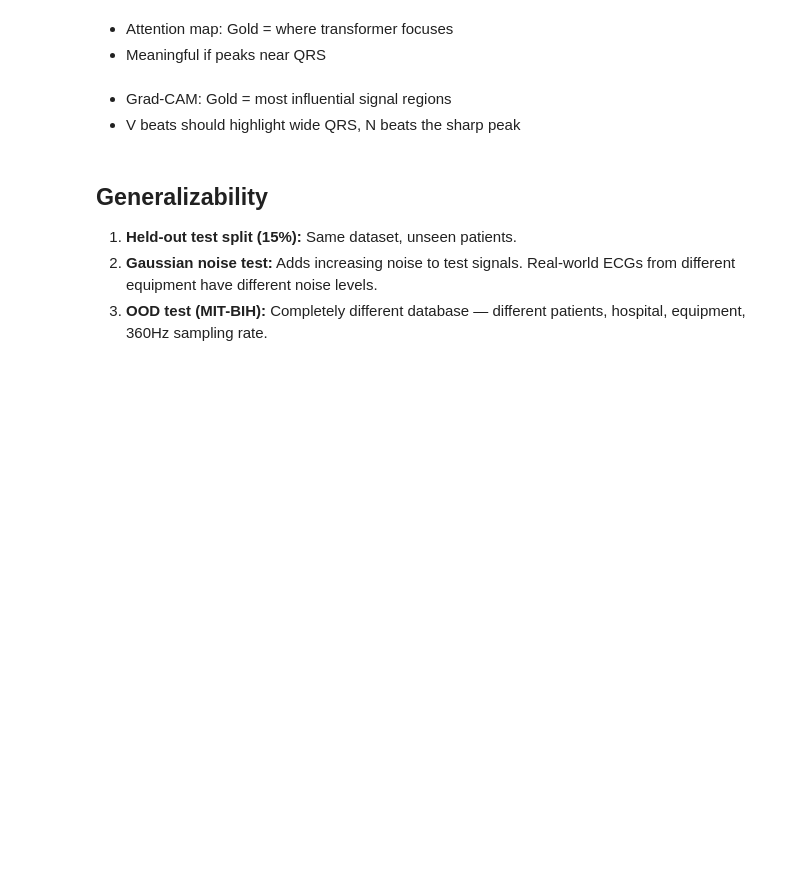
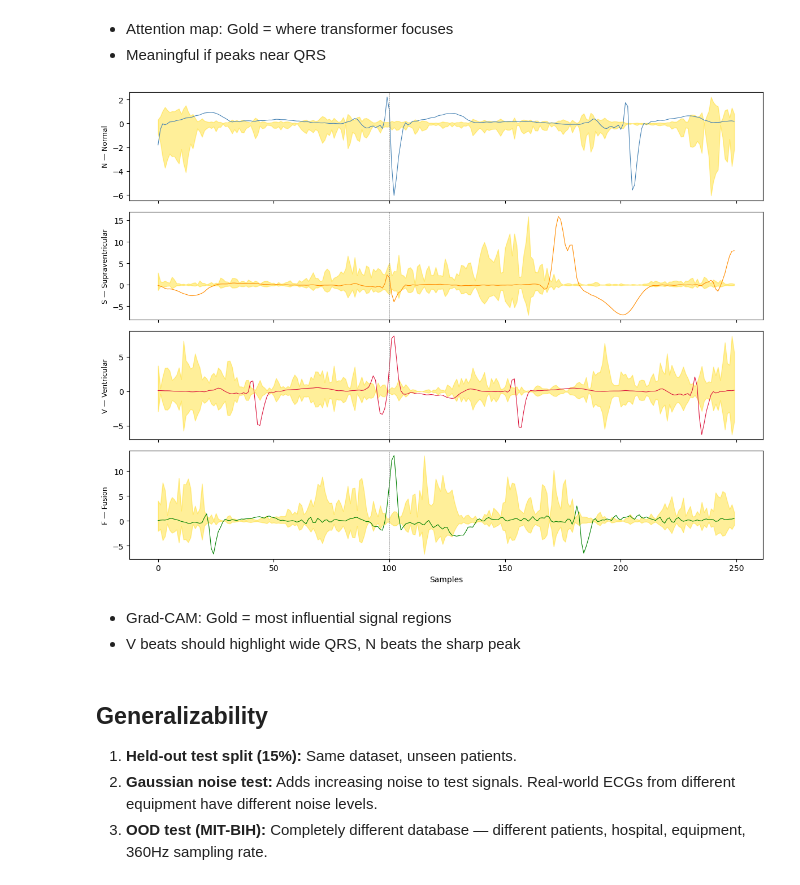
Before and after one commit to saugatme/Generalizable-ECG-classification, a Jupyter notebook: notebook/assignment3_genecg.ipynb, the cells around one changed output. Saved outputs shown, nothing was run; the diff lists cells and outputs as text; code cells hidden in the pictures; blank space fills up the shorter version.

```diff
--- a/notebook/assignment3_genecg.ipynb
+++ b/notebook/assignment3_genecg.ipynb
@@ -23,7 +23,7 @@ from torch.utils.data import Dataset, DataLoader, WeightedRandomSampler
 %matplotlib inline
 # %%
 # Get data paths and device
-LTDB_DIR  = Path('../raw_data/mit-bih-long-term-ecg-database-1.0.0')
-PTBXL_DIR = Path('../raw_data/ptb-xl-a-large-publicly-available-electrocardiography-dataset-1.0.3')
+LTDB_DIR  = Path('raw_data/mit-bih-long-term-ecg-database-1.0.0')
+PTBXL_DIR = Path('raw_data/ptb-xl-a-large-publicly-available-electrocardiography-dataset-1.0.3')
 device    = torch.device('cuda' if torch.cuda.is_available() else 'cpu')
 print('Device:', device)
@@ -396,22 +475,49 @@ plt.tight_layout(); plt.show()
 # %%
 # Grad-CAM
 fig, axes = plt.subplots(4, 1, figsize=(12, 9), sharex=True)
+
 for cls in range(4):
-    idx    = np.where(ltdb_y == cls)[0][0]
+    idx = np.where(ltdb_y == cls)[0][0]
     sample = ltdb_X[idx]
-    x = torch.tensor(sample[np.newaxis], dtype=torch.float32, requires_grad=True).to(device)
+
+
+    x = torch.tensor(sample[np.newaxis], dtype=torch.float32).to(device)
+    x.requires_grad_()
+    x.retain_grad()
+
     model_ltdb.eval()
     logits = model_ltdb(x)
+
     model_ltdb.zero_grad()
+    if x.grad is not None:
+        x.grad.zero_()
+
     logits[0, cls].backward()
-    cam = np.abs(x.grad.detach().cpu().numpy()[0]).mean(axis=0)
+
+
+    grad = x.grad
+    if grad is None:
+        raise RuntimeError("Gradient is still None. Check model graph.")
+
+    cam = np.abs(grad.detach().cpu().numpy()[0]).mean(axis=0)
     cam = (cam - cam.min()) / (cam.max() - cam.min() + 1e-8)
+
     axes[cls].plot(sample[0], lw=0.8, color=list(colors.values())[cls])
-    axes[cls].fill_between(np.arange(250), sample[0].min() * cam, sample[0].max() * cam, alpha=0.4, color='gold')
+    axes[cls].fill_between(
+        np.arange(250),
+        sample[0].min() * cam,
+        sample[0].max() * cam,
+        alpha=0.4,
+        color='gold'
+    )
     axes[cls].axvline(100, color='gray', lw=0.5, ls='--')
     axes[cls].set_ylabel(list(names.values())[cls], fontsize=9)
+
 axes[-1].set_xlabel('Samples')
-plt.tight_layout(); plt.show()
+plt.tight_layout()
+plt.show()
+# %% [output]
+[figure, added]
 # %% [markdown]
 - Grad-CAM: Gold = most influential signal regions
 - V beats should highlight wide QRS, N beats the sharp peak
```
Also changed, not shown: parts of 13 cells of this notebook.
